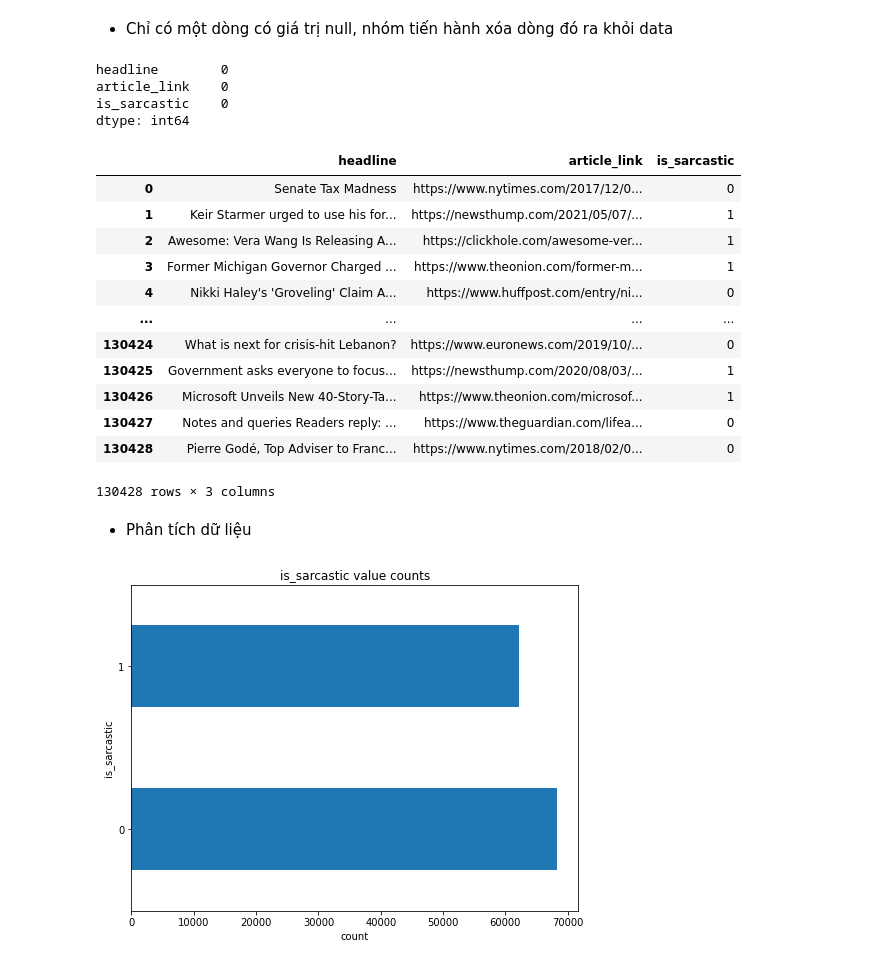
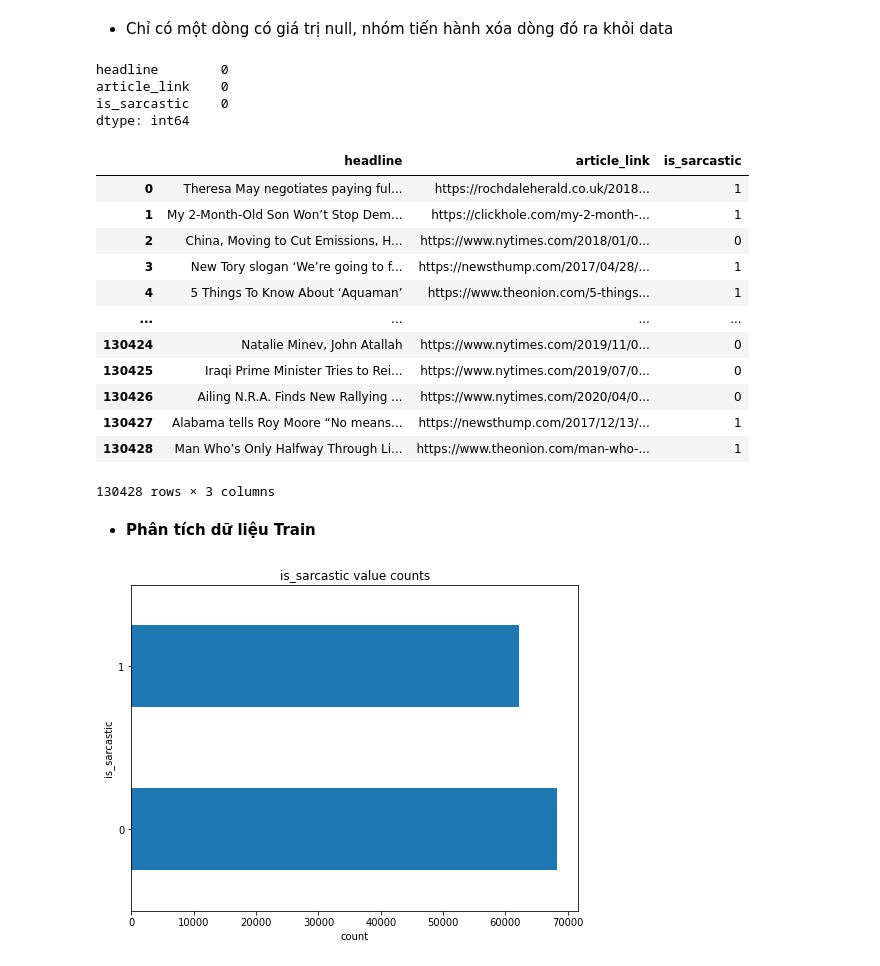
Before and after one commit to caohungphu/CS114.L21, a Jupyter notebook: Colab/Sarcasm_detection.ipynb, the cells around one changed output. Saved outputs shown, nothing was run; the diff lists cells and outputs as text; code cells hidden in the pictures.

```diff
--- a/Colab/Sarcasm_detection.ipynb
+++ b/Colab/Sarcasm_detection.ipynb
@@ -363,14 +383,14 @@ import warnings
 warnings.filterwarnings("ignore")
 
 # Đọc file CSV và kiểm tra thông tin của file
-data = pd.read_csv("Sarcasm_Detection.csv")
+data_train = pd.read_csv("Train_Sarcasm_Detection.csv")
 
 # Xáo trộn các dòng trong csv và reset lại index
-data = data.sample(frac=1).reset_index(drop=True)
+data_train = data_train.sample(frac=1).reset_index(drop=True)
 
 #Kiểm tra lại file dữ liệu có giá trị null hay không
-print(data.isnull().sum())
-data
+print(data_train.isnull().sum())
+data_train
 # %% [output]
 headline        1
 article_link    0
@@ -393,31 +413,31 @@ dtype: int64
 - Chỉ có một dòng có giá trị null, nhóm tiến hành xóa dòng đó ra khỏi data
 # %%
 # Xóa dòng có giá trị null ra khỏi dữ liệu
-data = data.dropna(how = 'any')
+data_train = data_train.dropna(how = 'any')
 
 # Kiểm tra lại dữ liệu
-print(data.isnull().sum())
-data
+print(data_train.isnull().sum())
+data_train
 # %% [output]
 headline        0
 article_link    0
 is_sarcastic    0
 dtype: int64
 |  | headline | article_link | is_sarcastic |
-| 0 | Senate Tax Madness | https://www.nytimes.com/2017/12/0... | 0 |
-| 1 | Keir Starmer urged to use his for... | https://newsthump.com/2021/05/07/... | 1 |
-| 2 | Awesome: Vera Wang Is Releasing A... | https://clickhole.com/awesome-ver... | 1 |
-| 3 | Former Michigan Governor Charged ... | https://www.theonion.com/former-m... | 1 |
-| 4 | Nikki Haley's 'Groveling' Claim A... | https://www.huffpost.com/entry/ni... | 0 |
+| 0 | Theresa May negotiates paying ful... | https://rochdaleherald.co.uk/2018... | 1 |
+| 1 | My 2-Month-Old Son Won’t Stop Dem... | https://clickhole.com/my-2-month-... | 1 |
+| 2 | China, Moving to Cut Emissions, H... | https://www.nytimes.com/2018/01/0... | 0 |
+| 3 | New Tory slogan ‘We’re going to f... | https://newsthump.com/2017/04/28/... | 1 |
+| 4 | 5 Things To Know About ‘Aquaman’ | https://www.theonion.com/5-things... | 1 |
 | ... | ... | ... | ... |
-| 130424 | What is next for crisis-hit Lebanon? | https://www.euronews.com/2019/10/... | 0 |
-| 130425 | Government asks everyone to focus... | https://newsthump.com/2020/08/03/... | 1 |
-| 130426 | Microsoft Unveils New 40-Story-Ta... | https://www.theonion.com/microsof... | 1 |
-| 130427 | Notes and queries Readers reply: ... | https://www.theguardian.com/lifea... | 0 |
-| 130428 | Pierre Godé, Top Adviser to Franc... | https://www.nytimes.com/2018/02/0... | 0 |
+| 130424 | Natalie Minev, John Atallah | https://www.nytimes.com/2019/11/0... | 0 |
+| 130425 | Iraqi Prime Minister Tries to Rei... | https://www.nytimes.com/2019/07/0... | 0 |
+| 130426 | Ailing N.R.A. Finds New Rallying ... | https://www.nytimes.com/2020/04/0... | 0 |
+| 130427 | Alabama tells Roy Moore “No means... | https://newsthump.com/2017/12/13/... | 1 |
+| 130428 | Man Who’s Only Halfway Through Li... | https://www.theonion.com/man-who-... | 1 |
 130428 rows × 3 columns
 # %% [markdown]
-- Phân tích dữ liệu
+- **Phân tích dữ liệu Train**
 # %%
 import matplotlib.pyplot as plt
 
```
Also changed, not shown: parts of 28 cells of this notebook.
